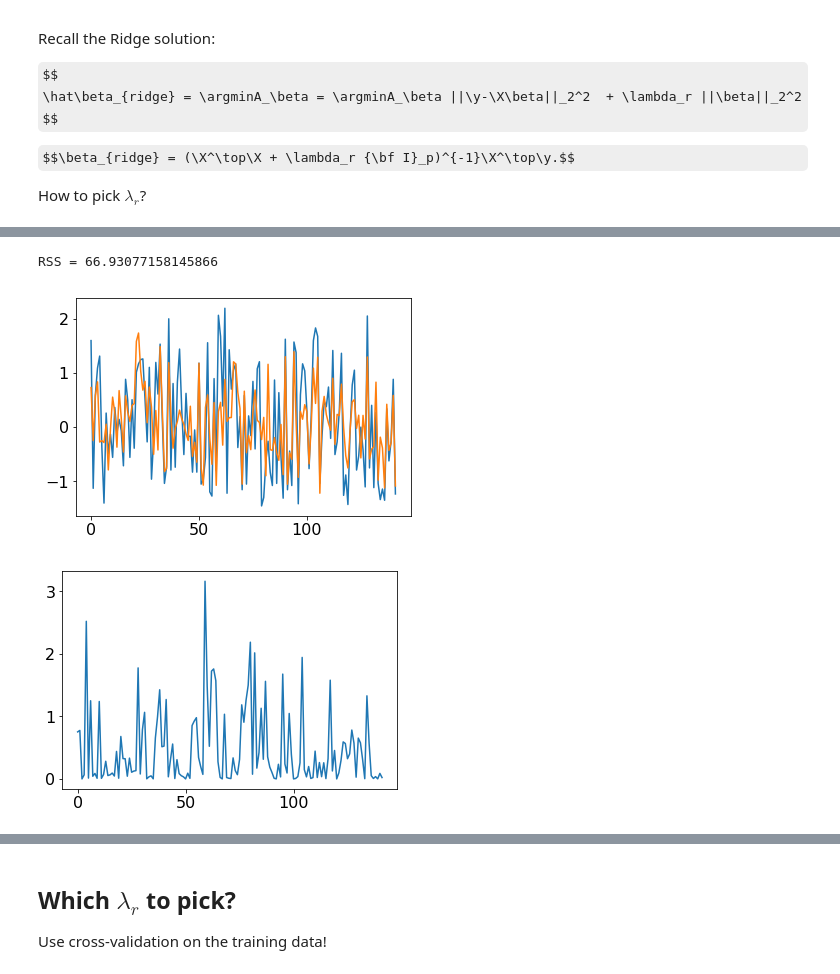
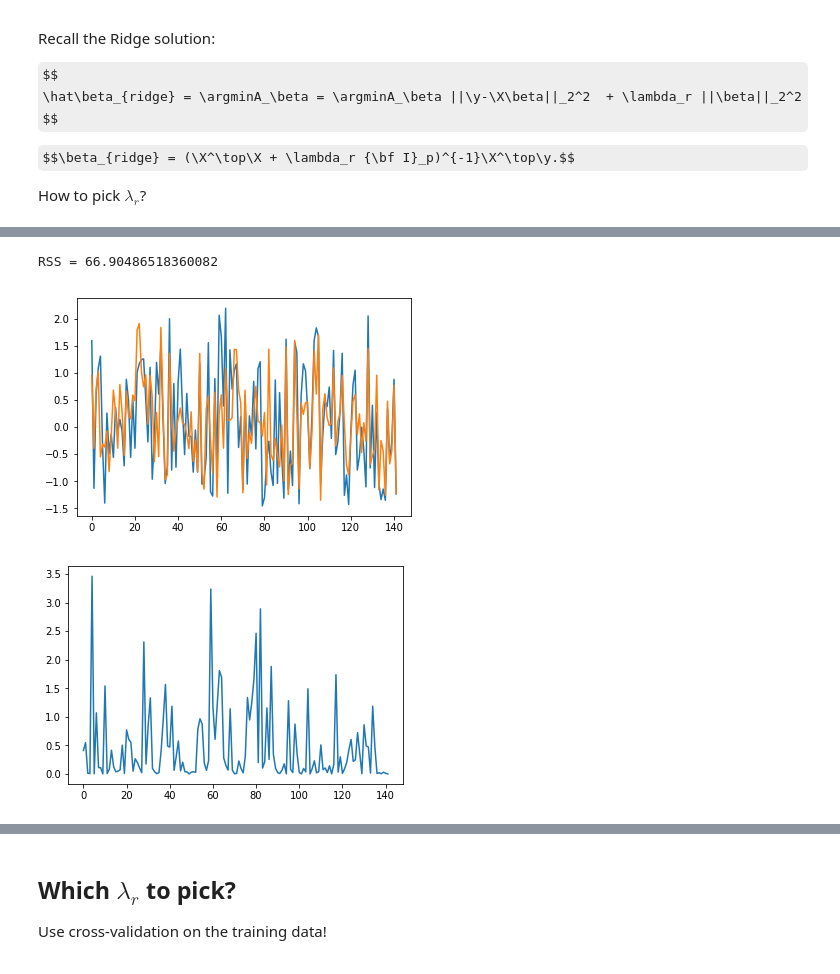
Before and after one commit to lwehbe/10701_S20, a Jupyter notebook: Lecture_14.ipynb, the cells around one changed output, grey strips where cells are left out. Drawn from its saved outputs; the diff is of its cells as text; code cells hidden in the pictures; some formulas as TeX source.

```diff
--- a/Lecture_14.ipynb
+++ b/Lecture_14.ipynb
@@ -198,21 +202,21 @@ RSS = 66.90446417959618
 # %%
 ## Compute errors
 
-beta = beta_ridge(X_train,y_train,100)
+beta = beta_ridge(X_train,y_train,0.001)
 y_pred = X_test.dot(beta)
 
 plt.figure()
 plt.plot(y_test)
 plt.plot(y_pred)
 
 plt.figure()
 plt.plot((y_test-y_pred)**2)
 
 print('RSS = {}'.format(np.sum((y_test - y_pred)**2)))
 # %% [output]
-RSS = 66.93077158145866
+RSS = 66.90486518360082
-[figure, old version]
+[figure, new version]
-[figure, old version]
+[figure, new version]
 # %%
 ## Compute errors
 
```
Also changed, not shown: parts of 13 cells of this notebook, 1 other file.
